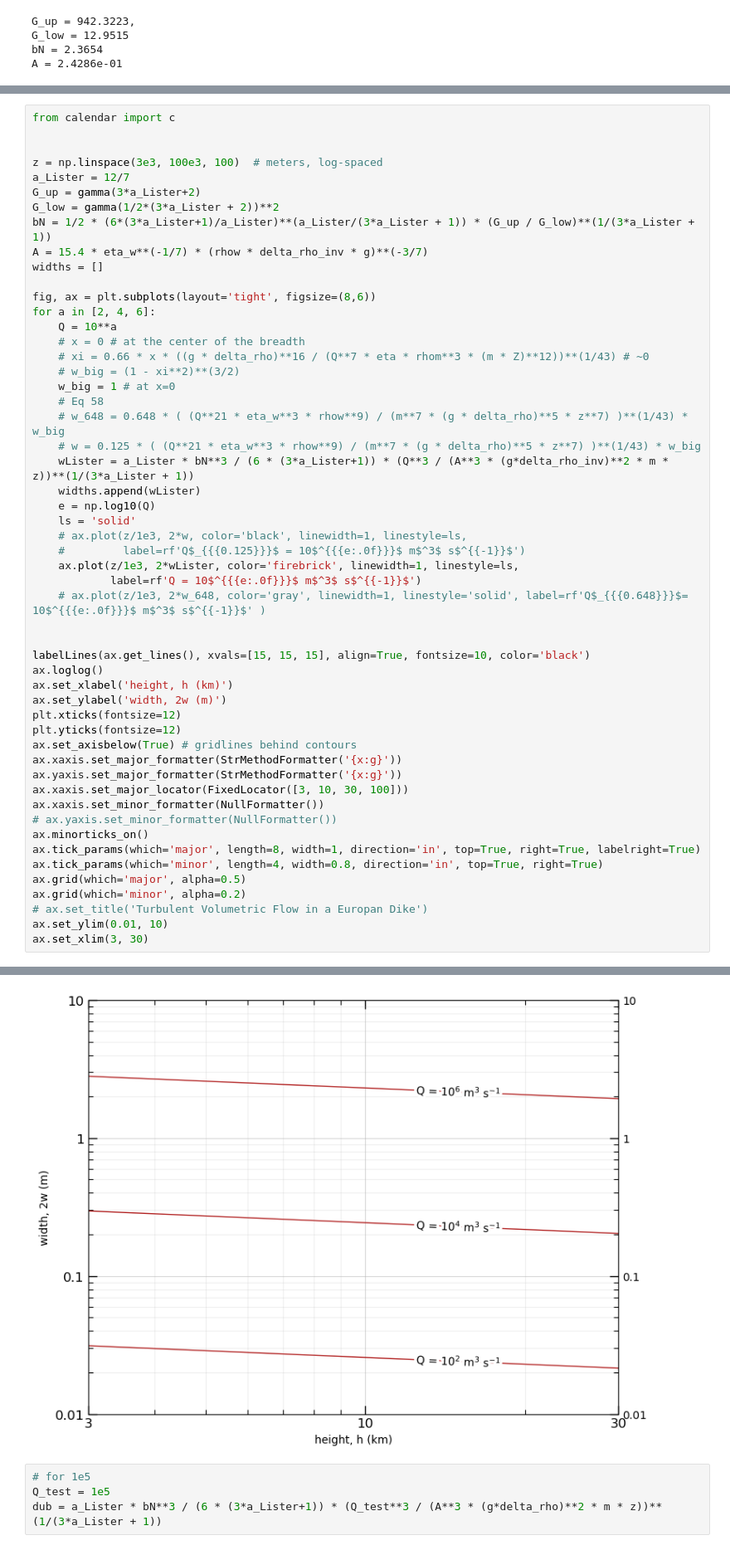
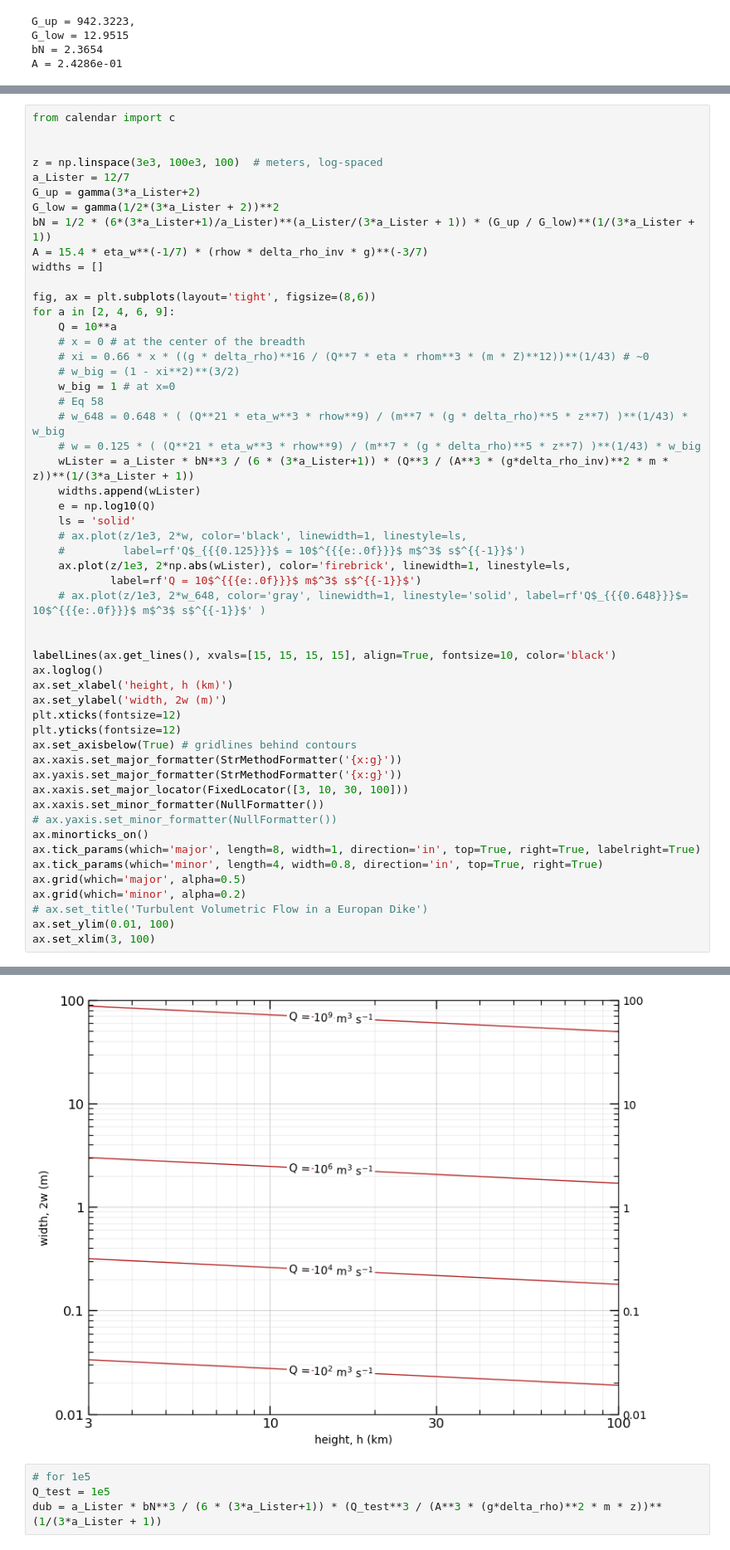
Before and after one commit to CottomR-et-al/Europa-ice-ocean-exchange, a Jupyter notebook: F25_Dikes_Europa.ipynb, the cells around one changed output, grey strips where cells are left out. Shown at 83% size. Cells and saved outputs as stored; diff of their text form.

```diff
--- a/F25_Dikes_Europa.ipynb
+++ b/F25_Dikes_Europa.ipynb
@@ -334,7 +334,7 @@ A = 15.4 * eta_w**(-1/7) * (rhow * delta_rho_inv * g)**(-3/7)
 widths = []
 
 fig, ax = plt.subplots(layout='tight', figsize=(8,6))
-for a in [2, 4, 6]:
+for a in [2, 4, 6, 9]:
     Q = 10**a
     # x = 0 # at the center of the breadth
     # xi = 0.66 * x * ((g * delta_rho)**16 / (Q**7 * eta * rhom**3 * (m * Z)**12))**(1/43) # ~0
@@ -349,12 +349,12 @@ for a in [2, 4, 6]:
     ls = 'solid'
     # ax.plot(z/1e3, 2*w, color='black', linewidth=1, linestyle=ls,
     #         label=rf'Q$_{{{0.125}}}$ = 10$^{{{e:.0f}}}$ m$^3$ s$^{{-1}}$')
-    ax.plot(z/1e3, 2*wLister, color='firebrick', linewidth=1, linestyle=ls,
+    ax.plot(z/1e3, 2*np.abs(wLister), color='firebrick', linewidth=1, linestyle=ls,
             label=rf'Q = 10$^{{{e:.0f}}}$ m$^3$ s$^{{-1}}$')
     # ax.plot(z/1e3, 2*w_648, color='gray', linewidth=1, linestyle='solid', label=rf'Q$_{{{0.648}}}$= 10$^{{{e:.0f}}}$ m$^3$ s$^{{-1}}$' )
 
 
-labelLines(ax.get_lines(), xvals=[15, 15, 15], align=True, fontsize=10, color='black')
+labelLines(ax.get_lines(), xvals=[15, 15, 15, 15], align=True, fontsize=10, color='black')
 ax.loglog()
 ax.set_xlabel('height, h (km)')
 ax.set_ylabel('width, 2w (m)')
@@ -372,6 +372,6 @@ ax.tick_params(which='minor', length=4, width=0.8, direction='in', top=True, rig
 ax.grid(which='major', alpha=0.5)
 ax.grid(which='minor', alpha=0.2)
 # ax.set_title('Turbulent Volumetric Flow in a Europan Dike')
-ax.set_ylim(0.01, 10)
-ax.set_xlim(3, 30)
+ax.set_ylim(0.01, 100)
+ax.set_xlim(3, 100)
 # %% [output]
@@ -379,4 +379,4 @@ ax.set_xlim(3, 30)
-[figure, old version]
+[figure, new version]
 # %%
 # for 1e5
 Q_test = 1e5
```
Also changed, not shown: parts of 1 cell of this notebook.
